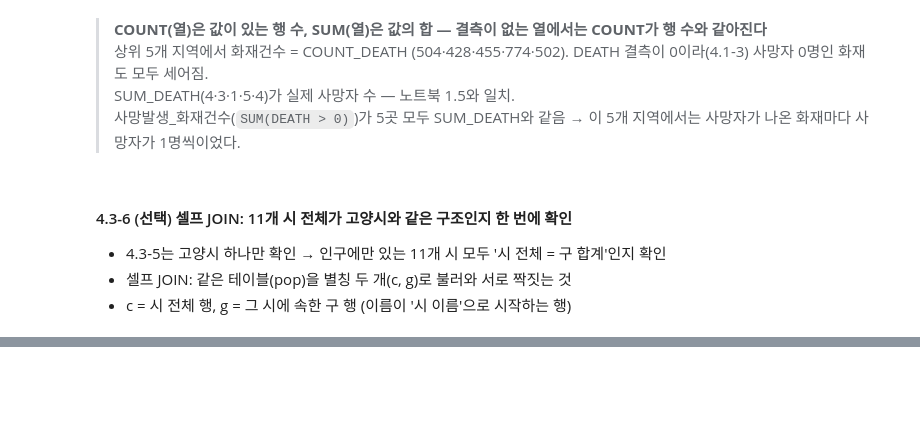
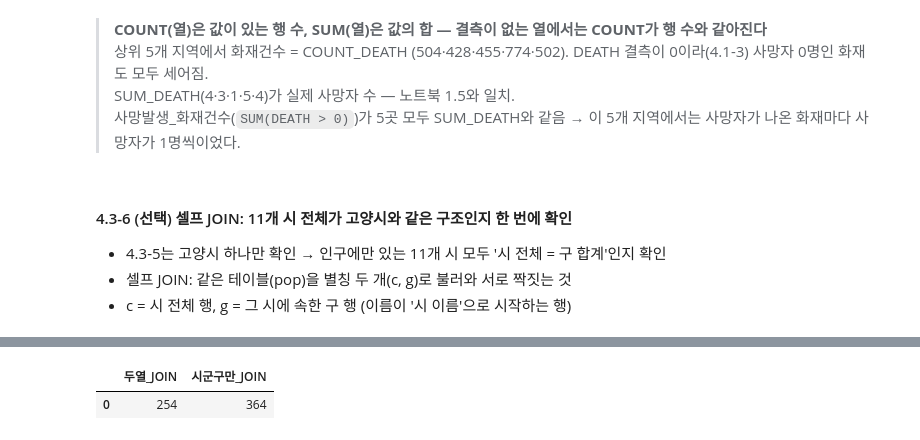
Before and after one commit to woohyun029/SQL-Data-Processing-Practice, a Jupyter notebook: SQL_04_FIRE.ipynb, the cells around one changed output, grey strips where cells are left out. Saved outputs shown, nothing was run; the diff lists cells and outputs as text; code cells hidden in the pictures; blank space fills up the shorter version.

```diff
--- a/SQL_04_FIRE.ipynb
+++ b/SQL_04_FIRE.ipynb
@@ -376,0 +417,14 @@ pd.read_sql(q, conn)
+# %%
+q = """
+SELECT
+    (SELECT COUNT(*)
+    FROM fire_agg AS a LEFT JOIN pop AS b
+      ON a.SIDO = b.SIDO AND a.SIGUNGU = b.SIGUNGU) AS 두열_JOIN,
+    (SELECT COUNT(*)
+    FROM fire_agg AS a LEFT JOIN pop AS b
+      ON a.SIGUNGU = b.SIGUNGU) AS 시군구만_JOIN
+"""
+pd.read_sql(q, conn)
+# %% [output]
+|  | 두열_JOIN | 시군구만_JOIN |
+| 0 | 254 | 364 |
```
Also changed, not shown: parts of 6 cells of this notebook.
